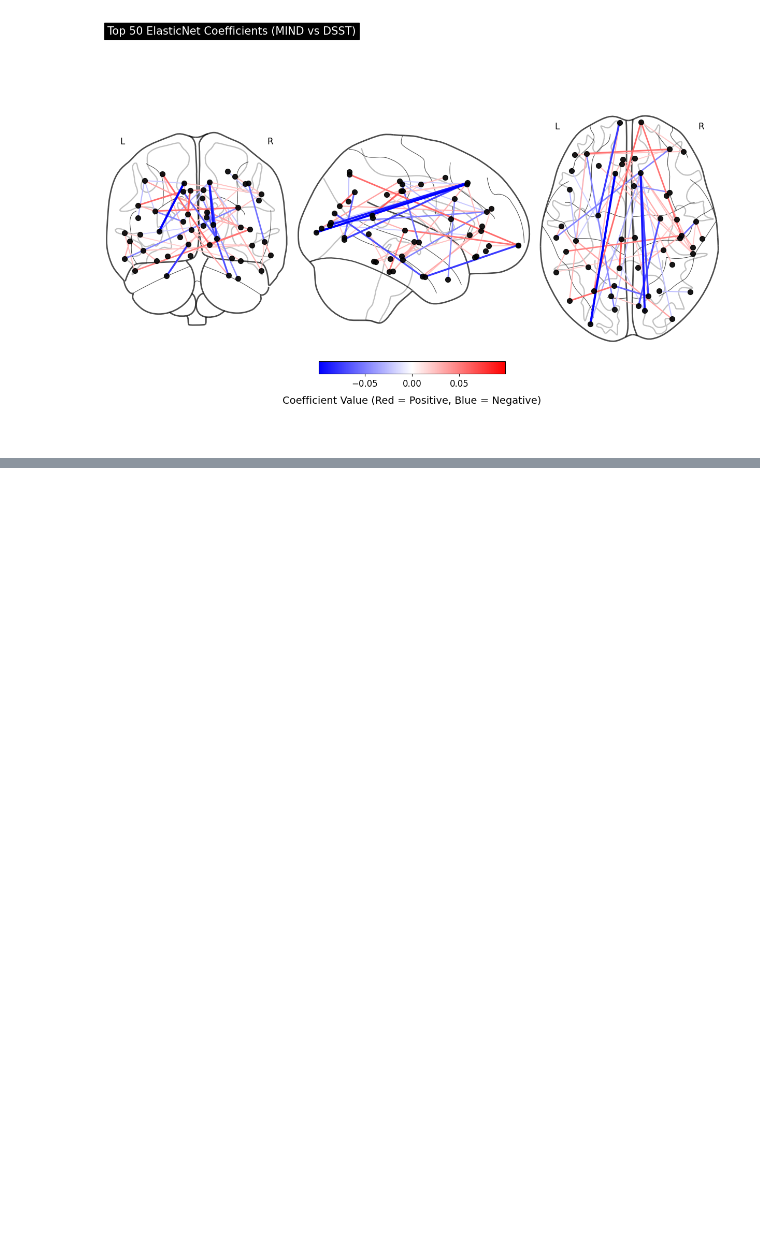
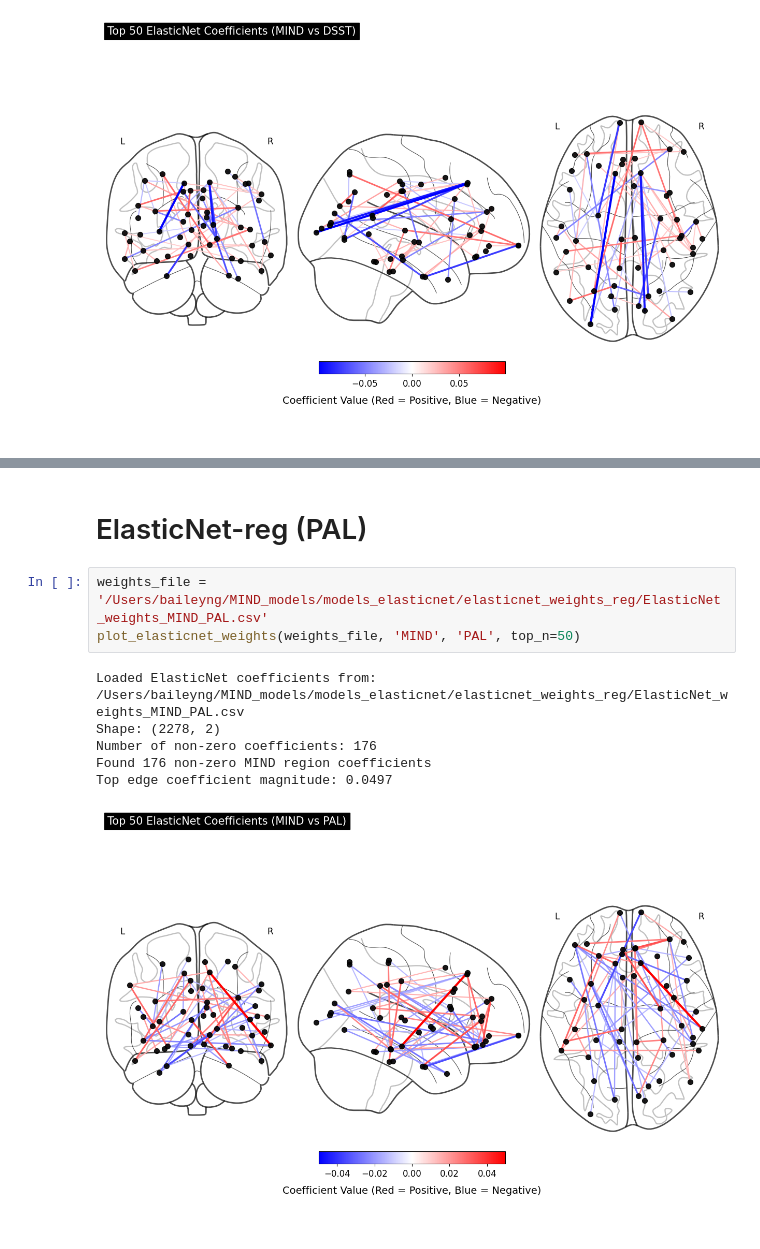
Before and after one commit to bailey168/MIND_models, a Jupyter notebook: models_elasticnet/visualize_MIND.ipynb, the cells around one changed output, grey strips where cells are left out. Drawn from its saved outputs; the diff is of its cells as text; blank space fills up the shorter version.

```diff
--- a/models_elasticnet/visualize_MIND.ipynb
+++ b/models_elasticnet/visualize_MIND.ipynb
@@ -186,0 +223,12 @@ Top edge coefficient magnitude: 0.0986
+# %% [markdown]
+# ElasticNet-reg (PAL)
+# %%
+weights_file = '/Users/baileyng/MIND_models/models_elasticnet/elasticnet_weights_reg/ElasticNet_weights_MIND_PAL.csv'
+plot_elasticnet_weights(weights_file, 'MIND', 'PAL', top_n=50)
+# %% [output]
+Loaded ElasticNet coefficients from: /Users/baileyng/MIND_models/models_elasticnet/elasticnet_weights_reg/ElasticNet_weights_MIND_PAL.csv
+Shape: (2278, 2)
+Number of non-zero coefficients: 176
+Found 176 non-zero MIND region coefficients
+Top edge coefficient magnitude: 0.0497
+[figure, added]
```
Also changed, not shown: parts of 10 cells of this notebook, 25 other files.
